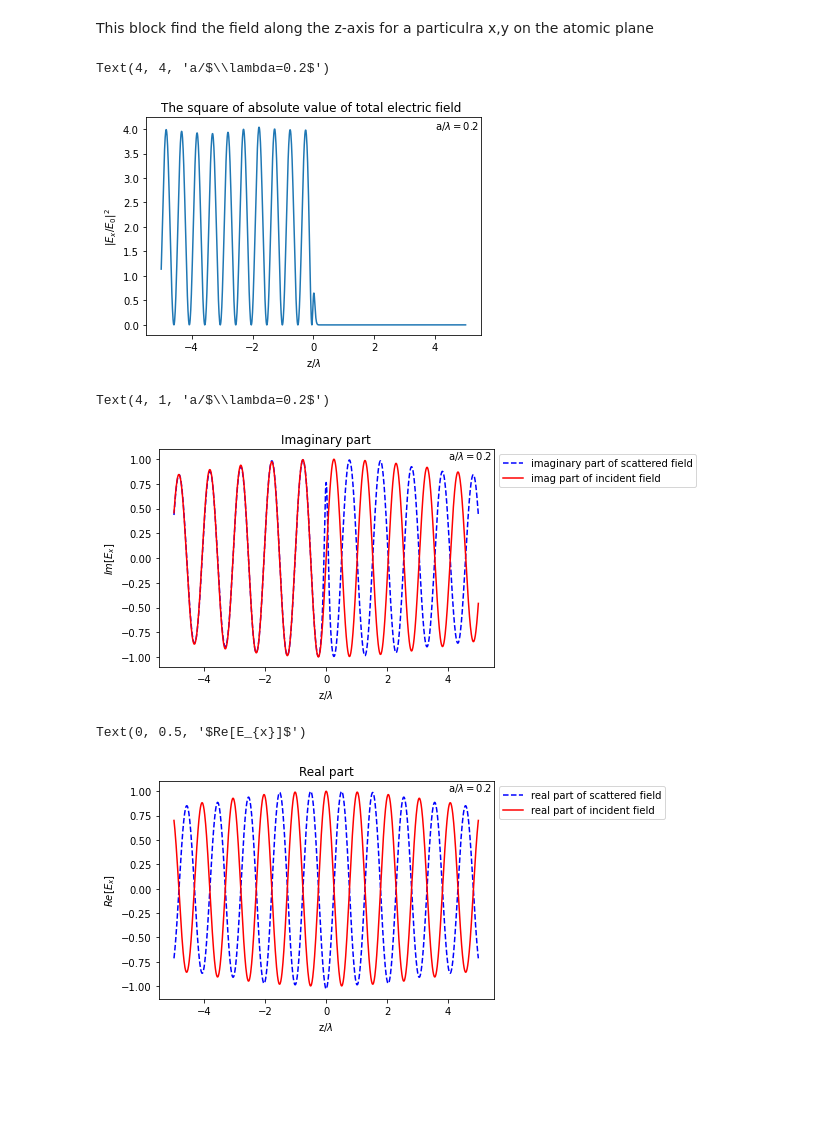
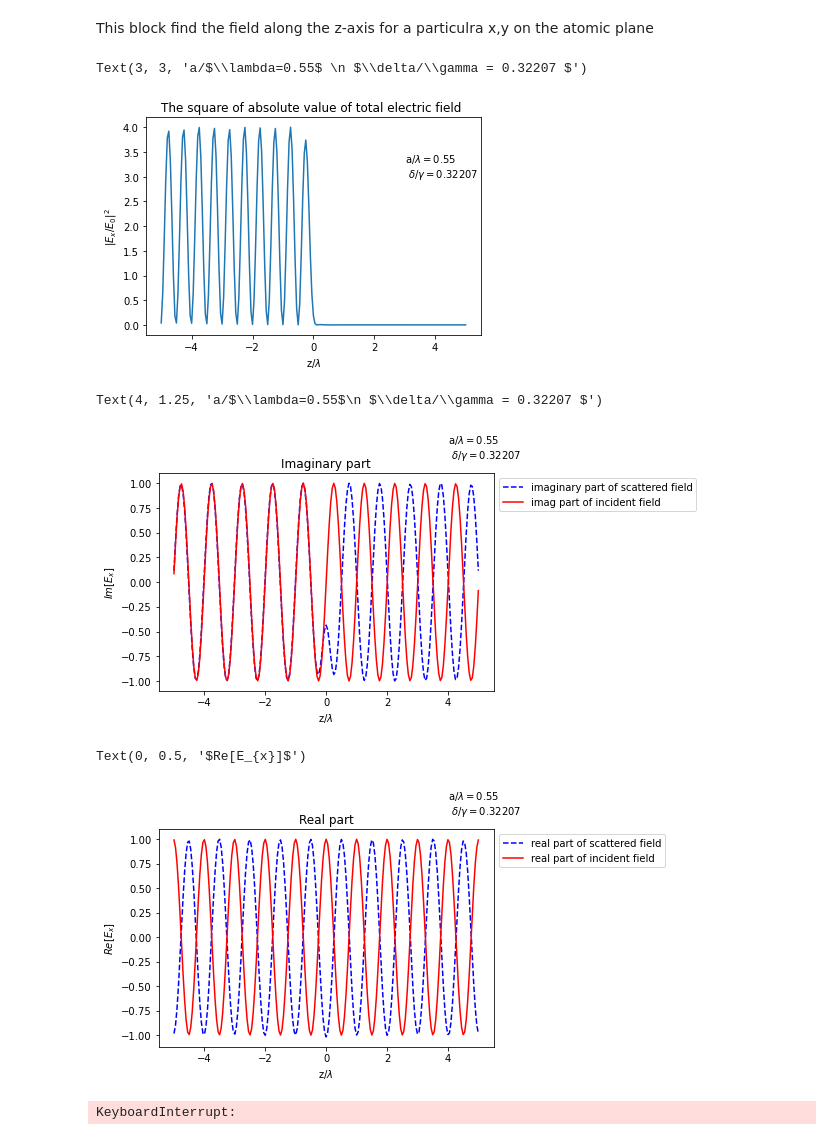
Before and after one commit to ReyshaJV/weizmann-internship, a Jupyter notebook: final_code_comments.ipynb, the cells around one changed output. Saved outputs shown, nothing was run; the diff lists cells and outputs as text; code cells hidden in the pictures; blank space fills up the shorter version.

```diff
--- a/final_code_comments.ipynb
+++ b/final_code_comments.ipynb
@@ -245,7 +248,7 @@ This block find the field along the z-axis for a particulra x,y on the atomic pl
 # %%
 x_find,y_find=0*a,0*a # the electric field is found in direction perpendicular to x_find,y_find in the atomic array's plane
 
-perpendicular_direction=np.arange(-5,5+1/100,1/100) #z/lamda array i.e z=-5*lamda to 5#lamda
+perpendicular_direction=np.arange(-5,5+1/100,1/20) #z/lamda array i.e z=-5*lamda to 5#lamda
 
 E_perpendicular_to_array=np.zeros(shape=(len(perpendicular_direction),3),dtype=np.complex_)
 
@@ -267,23 +270,23 @@ plt.plot(perpendicular_direction,np.square(abs(T[:,0]/I[:,0])))
 plt.title('The square of absolute value of total electric field ')
 plt.xlabel('z/$\lambda$')
 plt.ylabel('$|E_{x}/E_0|^2$')
-plt.text(4,4,f'a/$\lambda={a/lamda}$')
+plt.text(3,3,f'a/$\lambda={a/lamda}$ \n $\delta/\gamma = {np.round(detunning_by_gamma,5)} $')
 # %% [output]
-Text(4, 4, 'a/$\\lambda=0.2$')
+Text(3, 3, 'a/$\\lambda=0.55$ \n $\\delta/\\gamma = 0.32207 $')
-[figure, old version]
+[figure, new version]
 # %%
 #the imaginary part of the incident and scattered fields
 plt.plot(perpendicular_direction,S[:,0].imag,'b--',label='imaginary part of scattered field',)
 plt.plot(perpendicular_direction,I[:,0].imag,color='red',label='imag part of incident field')
 
 plt.legend(bbox_to_anchor=(1,1))
 plt.title('Imaginary part')
 plt.xlabel('z/$\lambda$')
 plt.ylabel('$Im[E_{x}]$')
-plt.text(4,1,f'a/$\lambda={a/lamda}$')
+plt.text(4,1.25,f'a/$\lambda={a/lamda}$\n $\delta/\gamma = {np.round(detunning_by_gamma,5)} $')
 # %% [output]
-Text(4, 1, 'a/$\\lambda=0.2$')
+Text(4, 1.25, 'a/$\\lambda=0.55$\n $\\delta/\\gamma = 0.32207 $')
-[figure, old version]
+[figure, new version]
 # %%
 # the real parts of the incident and scattered field
 
@@ -293,16 +296,16 @@ plt.plot(perpendicular_direction,I[:,0].real,color='red',label='real part of inc
 plt.legend(bbox_to_anchor=(1,1))
 plt.title('Real part')
 
-plt.text(4,1,f'a/$\lambda={a/lamda}$')
+plt.text(4,1.25,f'a/$\lambda={a/lamda}$\n $\delta/\gamma = {np.round(detunning_by_gamma,5)} $')
 plt.xlabel('z/$\lambda$')
 plt.ylabel('$Re[E_{x}]$')
 # %% [output]
 Text(0, 0.5, '$Re[E_{x}]$')
-[figure, old version]
+[figure, new version]
 # %%
 y_level=0
-x_axis=np.arange(-2,2+1/50,1/10)
-z_axis=np.arange(-2,2+1/50,1/10)
+x_axis=np.arange(-15,15+1/50,1/3)
+z_axis=np.arange(-15,15+1/50,1/3)
 E_grid=np.zeros(shape=(len(x_axis),len(z_axis),3,3),dtype=np.complex_)
 
 xs,zs=np.meshgrid(x,y,sparse=True,indexing='xy')
@@ -315,6 +318,8 @@ for i in range(0,len(x_axis)):
 # E_grid stores the values at the point in the format (x,z,field,component)
 #field runs from 0 to 2, 0 is the incident field, 1 is the scattered field, 2 is the total field
 #component refers  to the x,y,z component of a particular field at a particular point
+# %% [output]
+KeyboardInterrupt:
 # %%
 h = plt.contourf(z_axis,x_axis,np.square(abs(E_grid[:,:,2,0]/E_grid[:,:,0,0])) )
 plt.axis('scaled')
```
Also changed, not shown: parts of 6 cells of this notebook.
